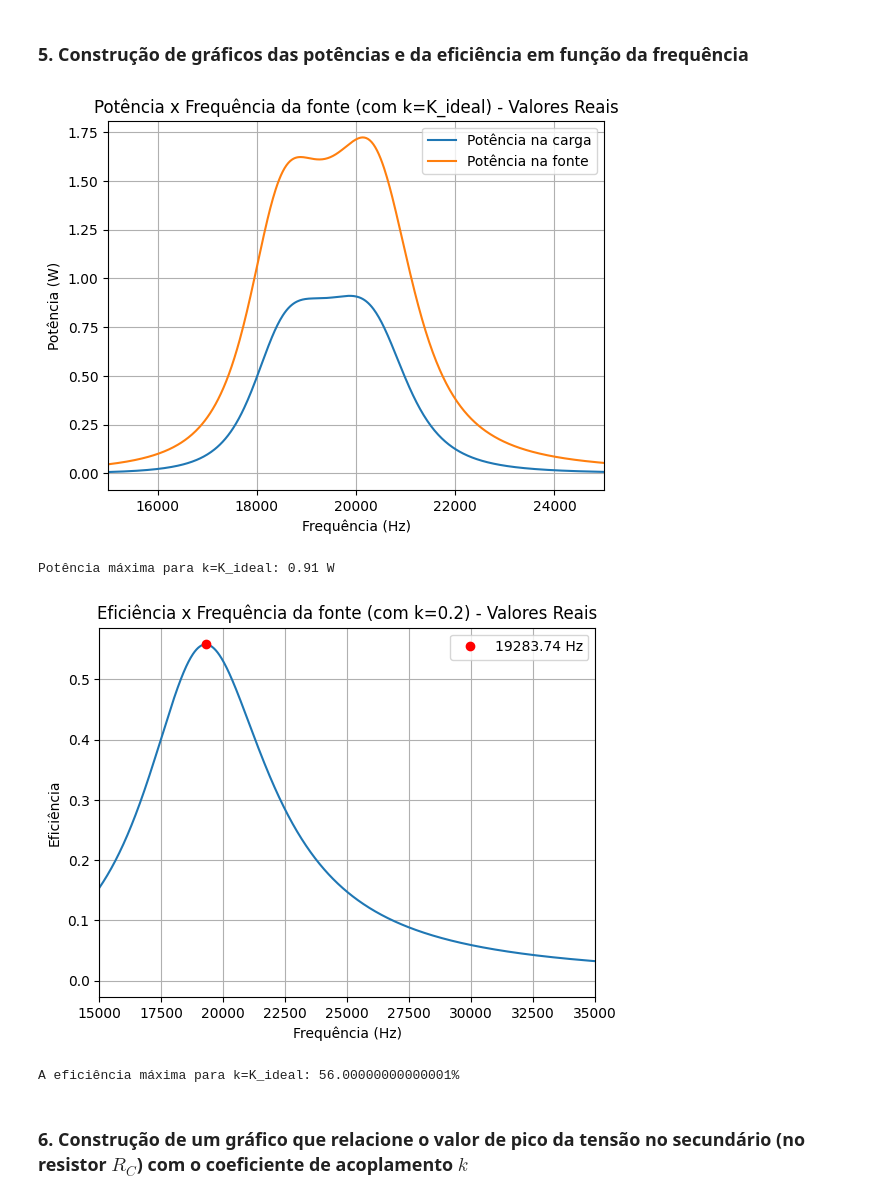
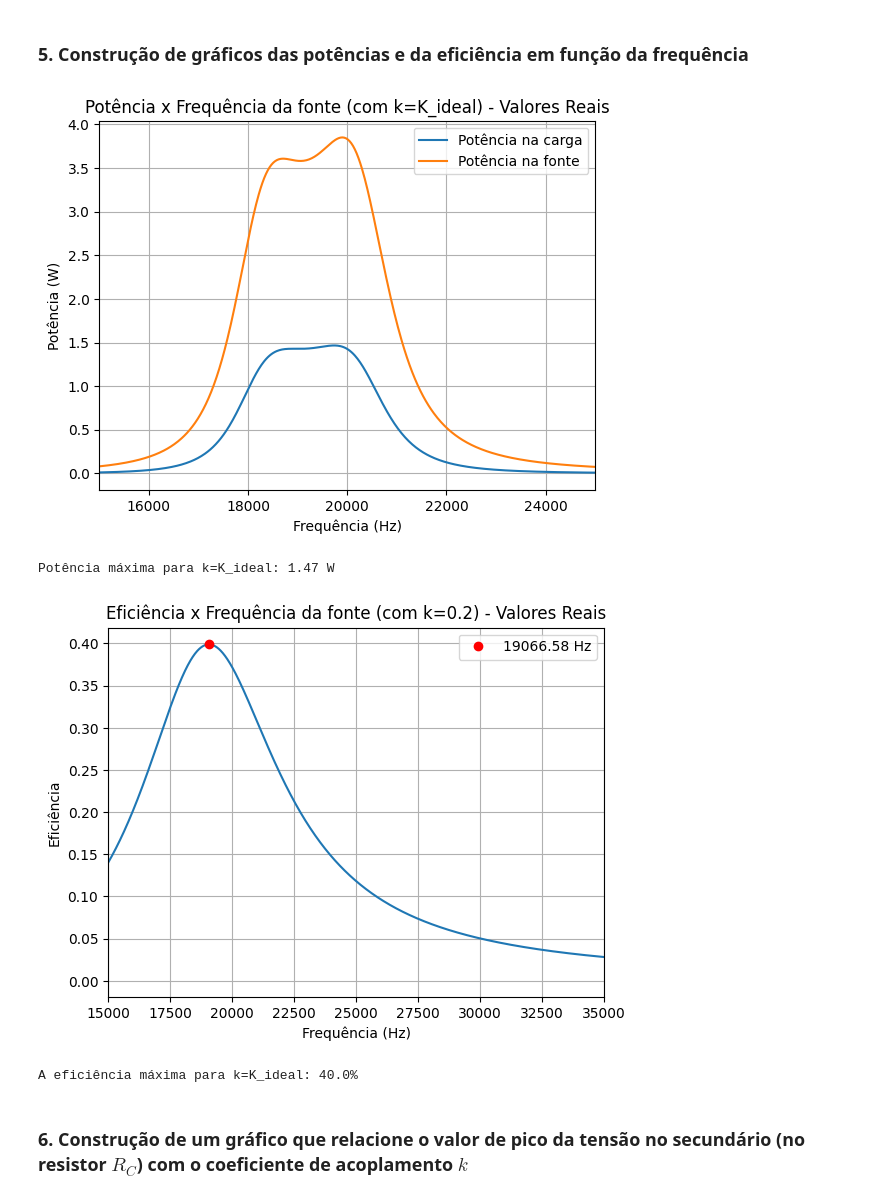
Before and after one commit to gustavoeso/Projeto_mag_2023.2, a Jupyter notebook: projeto.ipynb, the cells around one changed output. Cells and saved outputs as stored; diff of their text form; code cells hidden in the pictures.

```diff
--- a/projeto.ipynb
+++ b/projeto.ipynb
@@ -70,7 +71,7 @@ L = 0.0004387
 C = 150e-9
 
 for freq in lista_freq:
-    I1, I2 = CalcularTransformador_projeto(5, 1, 1, 300, L, C, 0.2, freq)
+    I1, I2 = CalcularTransformador_projeto(9, 1, 1, 300, L, C, 0.2, freq)
     lista_i1.append(abs(I1))
     lista_i2.append(abs(I2))
 
@@ -79,15 +80,16 @@ for freq in lista_freq:
 
 lista_i1_2 = []
 lista_i2_2 = []
-R1 = 1.638
-R2 = 1.37
-L1 = 0.0004523
-L2 = 0.0004528
+R1 = 1.620
+R2 = 1.771
+L1 = 0.0004622
+L2 = 0.0004622
 Rc = 400
 K_ideal = 0.13013013013013014 # Está no último bloco do código - f = 20000 kHz
+v_real = 9*2/pi
 
 for freq in lista_freq:
-    I1_1, I2_1 = CalcularTransformador_projeto2(5, R1*1.4, R2*1.4, Rc, L1, L2, C, K_ideal, freq)
+    I1_1, I2_1 = CalcularTransformador_projeto2(v_real, R1, R2, Rc, L1, L2, C, K_ideal, freq)
     lista_i1_2.append(abs(I1_1))
     lista_i2_2.append(abs(I2_1))
 
@@ -221,16 +223,17 @@ lista_potencia_carga_2 = []
 lista_potencia_fonte_2 = []
 lista_eficiencia_2 = []
 
-L = 0.0004387
+L = 0.0004622
 C = 150e-9
 Rc = 400
-Uf = rect(5, 0)
+Uf = rect(9, 0)
+uf_simulado = 9*2/pi
 
 lista_freq = np.linspace(10e3, 200e3, 10500)
 
 #Calculando potência e eficiência em função da frequência.
 for f in lista_freq:
-    i1, i2 = CalcularTransformador_projeto(Uf, 1, 1, Rc, L, C, 0.2, f)
+    i1, i2 = CalcularTransformador_projeto(uf_simulado, 1, 1, Rc, L, C, 0.2, f)
     w = 2*pi*f
     Pot = (Calcula_Potencia(Uf, i1)).real
     lista_potencia_fonte.append(Pot)
@@ -247,36 +250,36 @@ for f in lista_freq:
 
     # ------------------- Valores Reais ------------------- #
 
     #Calculando novamente para os valores reais
-    i1_2, i2_2 = CalcularTransformador_projeto2(Uf, R1*1.4, R2*1.4, Rc, L1, L2, C, K_ideal, f)
+    i1_2, i2_2 = CalcularTransformador_projeto2(uf_simulado, R1, R2, Rc, L1, L2, C, K_ideal, f)
     Pot_2 = (Calcula_Potencia(Uf, i1_2)).real
     lista_potencia_fonte_2.append(Pot_2)
 
     Z_eq_carga_2 = ((1/(1j*w*C))*Rc)/((1/(1j*w*C))+Rc)
     V_carga_2 = i2_2*Z_eq_carga_2
     I_Rc_2 = V_carga_2/Rc
     Pot_carga_2 = (Calcula_Potencia(V_carga_2, I_Rc_2)).real
 
     #Adiciona os resultados na lista
     lista_potencia_carga_2.append(Pot_carga_2)
     lista_eficiencia_2.append(calcula_eficiencia(Pot_2, Pot_carga_2))
 
 
 #Plotando a eficiência em função da frequência - Valores Reais
 plt.plot(lista_freq, lista_potencia_carga_2, label="Potência na carga")
 plt.plot(lista_freq, lista_potencia_fonte_2, label="Potência na fonte")
 plt.title("Potência x Frequência da fonte (com k=K_ideal) - Valores Reais")
 plt.xlabel("Frequência (Hz)")
 plt.ylabel("Potência (W)")
 plt.xlim(15000, 25000)
 plt.legend()
 plt.grid(True)
 plt.show()
 
 print(f'Potência máxima para k=K_ideal: {max(lista_potencia_carga_2):.2f} W')
 # %% [output]
-[figure, old version]
+[figure, new version]
-Potência máxima para k=K_ideal: 0.91 W
+Potência máxima para k=K_ideal: 1.47 W
 # %%
 #Utilizando a lista de eficiência do item anterior - Valores Reais
 plt.plot(lista_freq, lista_eficiencia_2)
@@ -292,8 +295,8 @@ plt.show()
 
 print(f'A eficiência máxima para k=K_ideal: {round(max(lista_eficiencia_2), 2)*100}%')
 # %% [output]
-[figure, old version]
+[figure, new version]
-A eficiência máxima para k=K_ideal: 56.00000000000001%
+A eficiência máxima para k=K_ideal: 40.0%
 # %% [markdown]
 ### 6. Construção de um gráfico que relacione o valor de pico da tensão no secundário (no resistor $𝑅_𝐶$) com o coeficiente de acoplamento $k$
 # %%
```
Also changed, not shown: parts of 8 cells of this notebook.
